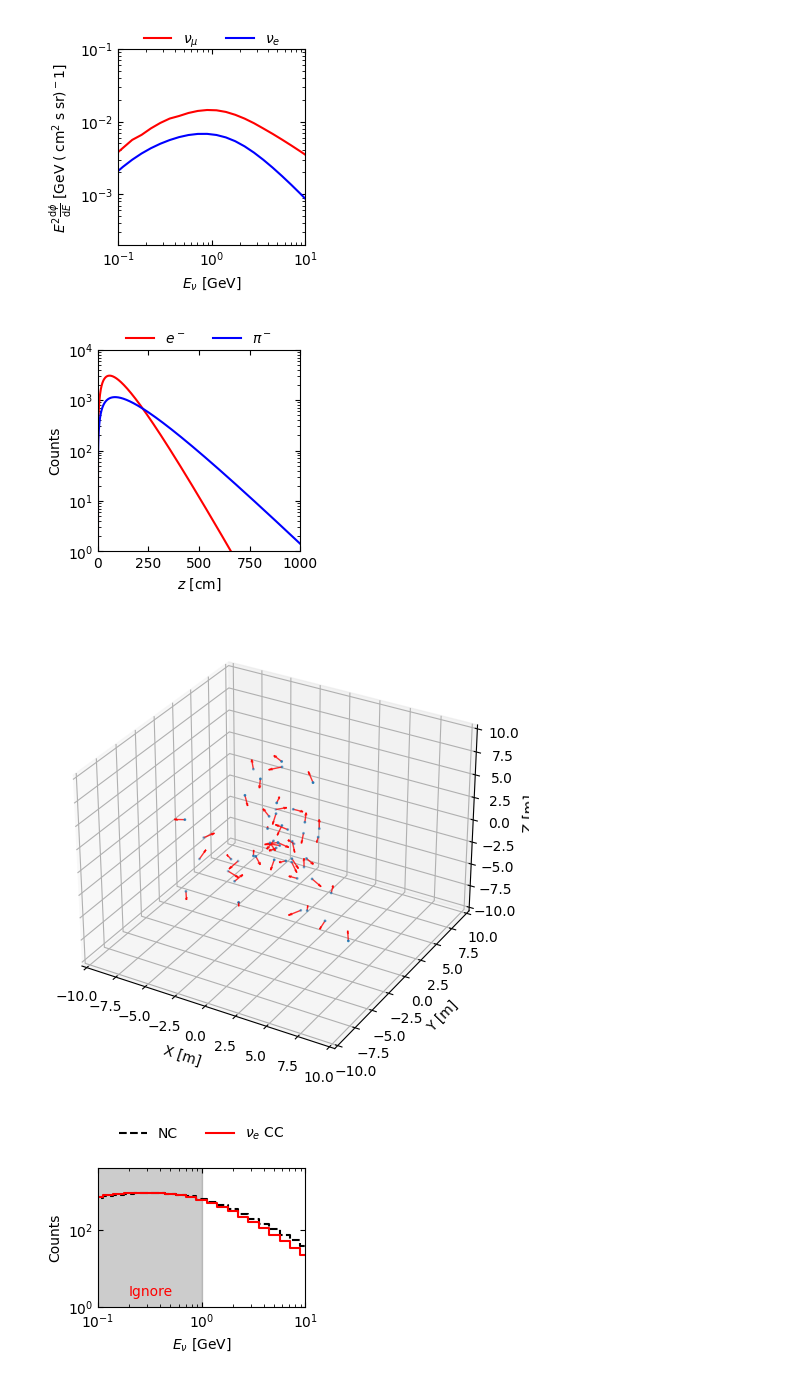
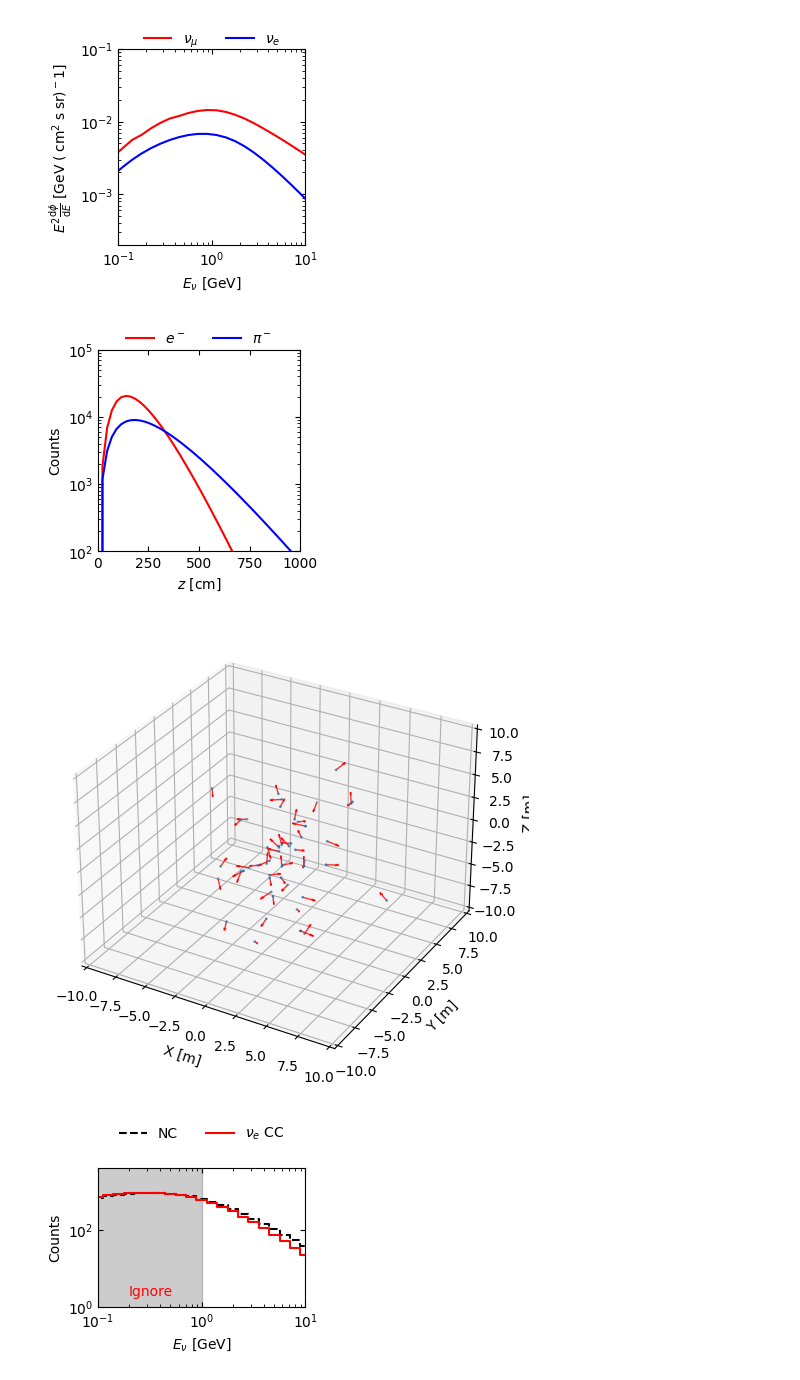
Before and after one commit to MeighenBergerS/cdm_detector_example, a Jupyter notebook: examples/basic_detector.ipynb, the cells around one changed output. Cells and saved outputs as stored; diff of their text form; code cells hidden in the pictures.

```diff
--- a/examples/basic_detector.ipynb
+++ b/examples/basic_detector.ipynb
@@ -107,10 +112,10 @@ volume_detector = demo_sphere_radius**3 * 4 / 3 * np.pi
 # Light-yields and propagation
 fl = Fennel()
 # %%
-z_grid = np.linspace(0, 1e3, 1000)
+z_grid = np.linspace(0, 1e4, int(1e4 / 23))  # Weird number due to speed of light in water and timing used later
 wavelengths = np.linspace(350., 500., 100)
-dc_em, dc_sample_em, _, _, zp_em, _ = fl.auto_yields(1e0, 11, z_grid=np.linspace(0, 1e3, 1000), wavelengths=wavelengths)
-dc_had, dc_sample_had, _, _, zp_had, _ = fl.auto_yields(1e0, 211, z_grid=np.linspace(0, 1e3, 1000), wavelengths=wavelengths)
+dc_em, dc_sample_em, _, _, zp_em, _ = fl.auto_yields(1e1, 11, z_grid=z_grid, wavelengths=wavelengths)
+dc_had, dc_sample_had, _, _, zp_had, _ = fl.auto_yields(1e1, 211, z_grid=z_grid, wavelengths=wavelengths)
 # %%
 # Total photon counts
 em_counts = np.trapz(dc_em, wavelengths)
@@ -120,52 +125,40 @@ had_counts = np.trapz(dc_had, wavelengths)
 # -----------------------------------------------------------
 # plot
 fig, ax = plt.subplots(1, 1, figsize=(3,3))
-
-mag = 2
 
 ax.plot(
     z_grid,
     zp_em[0] / np.trapz(zp_em[0], x=z_grid) * em_counts,
     color='r',
     ls='-',
     label=r'$e^-$'
-
-)
-
-ax.plot(
-    z_grid,
-    zp_em[0] / np.trapz(zp_em[0], x=z_grid) * em_counts,
-    color='r',
-    ls='-',
-    label=r'$e^-$'
-
 )
 
 ax.plot(
     z_grid,
     zp_had[0] / np.trapz(zp_had[0], x=z_grid) * had_counts,
     color='b',
     ls='-',
     label=r'$\pi^-$'
 )
 # -----------------------------------------------------------
 # axis
 ax.set_xlim(0, 1e3)
-ax.set_ylim(1e0, 1e4)
+ax.set_ylim(1e2, 1e5)
 ax.set_yscale('log')
 ax.set_xscale('linear')
 # -----------------------------------------------------------
 # legend
 ax.legend(frameon=False, ncols=3, loc=9, bbox_to_anchor=(0.5, 1.15))
 # -----------------------------------------------------------
 # labels
 ax.set_xlabel(r"$z$ [cm]")
 ax.set_ylabel(r"Counts")
 ax.tick_params(axis='both', which='both', direction='in', right=True, top=True)
 fig.tight_layout()
 # fig.savefig('atmospheric_flux.pdf', bbox_inches='tight', dpi=500)
 # %% [output]
-[figure, old version]
+[figure, new version]
 # %%
 # Sampling function for the interaction
 def spatial_sampling(nsamples: int, detector_radius: float, rng: np.random.RandomState) -> np.ndarray:
@@ -239,7 +232,7 @@ ax.set_zlabel(r"Z [m]")
 fig.tight_layout()
 # fig.savefig('atmospheric_flux.pdf', bbox_inches='tight', dpi=500)
 # %% [output]
-[figure, old version]
+[figure, new version]
 # %%
 #  simulation parameters
 year = 365 * 24 * 60 * 60
```
Also changed, not shown: parts of 12 cells of this notebook.
